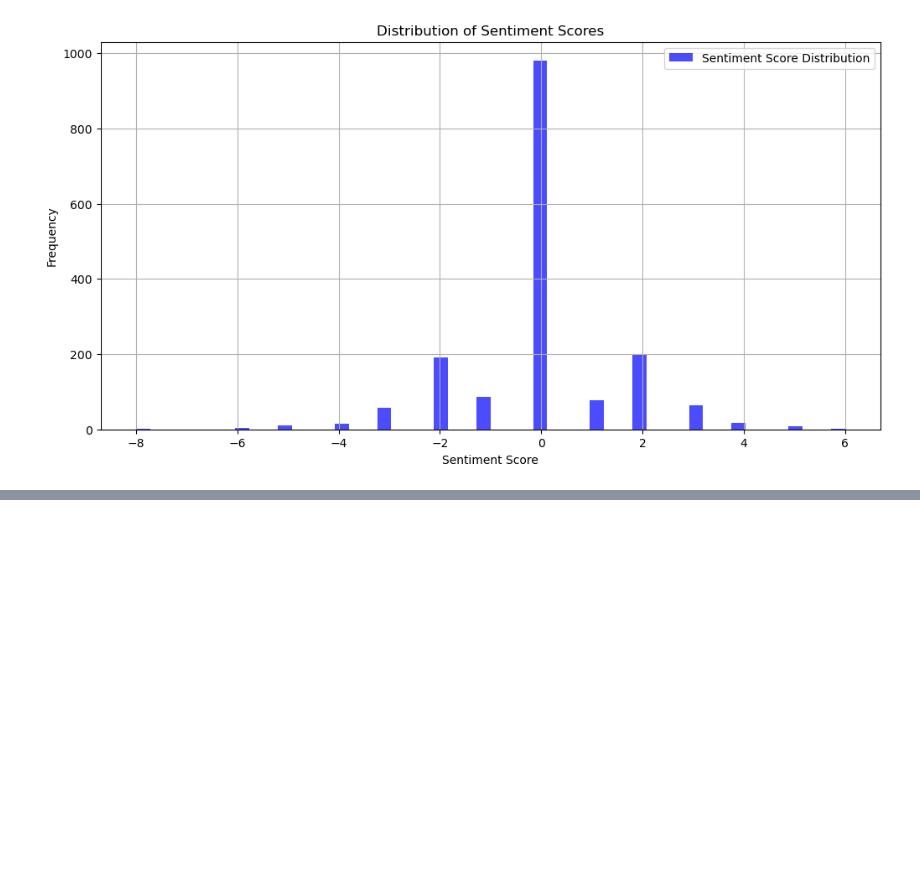
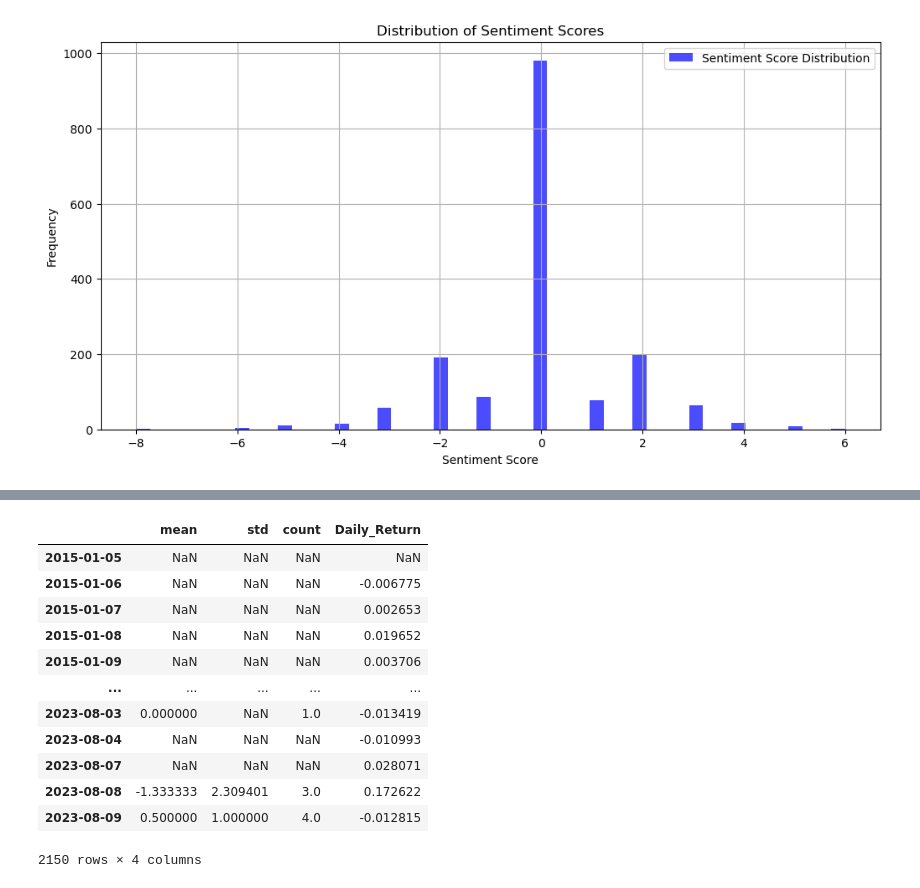
Before and after one commit to lealundjeppesen/kode_koner, a Jupyter notebook: PROJECT/Berlingske_scrape.ipynb, the cells around one changed output, grey strips where cells are left out. Cells and saved outputs as stored; diff of their text form; code cells hidden in the pictures; blank space fills up the shorter version.

```diff
--- a/PROJECT/Berlingske_scrape.ipynb
+++ b/PROJECT/Berlingske_scrape.ipynb
@@ -348,0 +381,33 @@ daily_stats
+# %%
+# Convert the indices of both dataframes to datetime format
+daily_stats.index = pd.to_datetime(daily_stats.index)
+novo.index = pd.to_datetime(novo.index)
+
+# Check the data types of the indices to ensure the conversion
+type_daily_stats_index = type(daily_stats.index[0])
+type_novo_index = type(novo.index[0])
+
+type_daily_stats_index, type_novo_index
+
+
+df_merged = pd.merge(daily_stats[['mean', 'std', 'count']],
+                     novo[['Daily_Return']],
+                     left_index=True,
+                     right_index=True,
+                     how='right')
+
+df_merged
+# %% [output]
+|  | mean | std | count | Daily_Return |
+| 2015-01-05 | NaN | NaN | NaN | NaN |
+| 2015-01-06 | NaN | NaN | NaN | -0.006775 |
+| 2015-01-07 | NaN | NaN | NaN | 0.002653 |
+| 2015-01-08 | NaN | NaN | NaN | 0.019652 |
+| 2015-01-09 | NaN | NaN | NaN | 0.003706 |
+| ... | ... | ... | ... | ... |
+| 2023-08-03 | 0.000000 | NaN | 1.0 | -0.013419 |
+| 2023-08-04 | NaN | NaN | NaN | -0.010993 |
+| 2023-08-07 | NaN | NaN | NaN | 0.028071 |
+| 2023-08-08 | -1.333333 | 2.309401 | 3.0 | 0.172622 |
+| 2023-08-09 | 0.500000 | 1.000000 | 4.0 | -0.012815 |
+2150 rows × 4 columns
```
Also changed, not shown: parts of 2 cells of this notebook.
